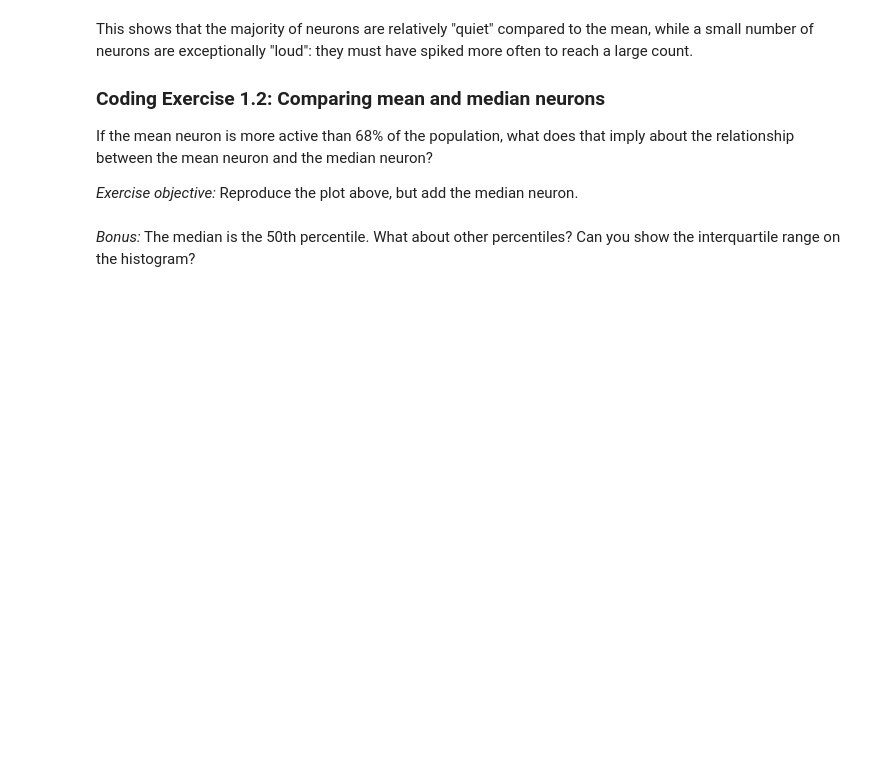
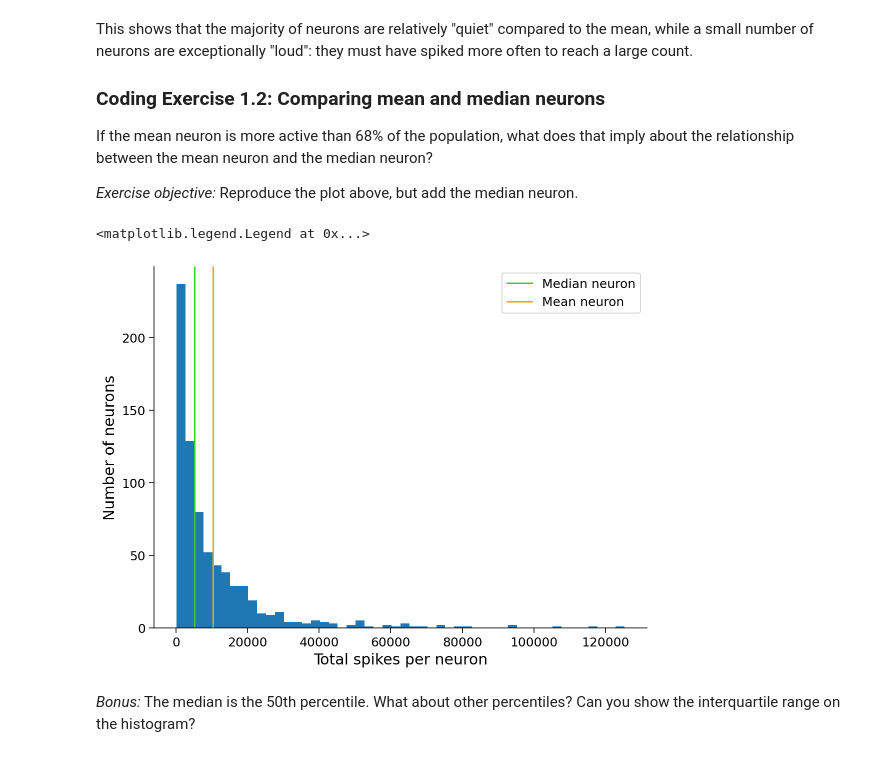
Before and after one commit to HyunsuLee/NMA-CN-course-content, a Jupyter notebook: tutorials/W1D1_ModelTypes/W1D1_Tutorial1.ipynb, the cells around one changed output. Cells and saved outputs as stored; diff of their text form; code cells hidden in the pictures; blank space fills up the shorter version.

```diff
--- a/tutorials/W1D1_ModelTypes/W1D1_Tutorial1.ipynb
+++ b/tutorials/W1D1_ModelTypes/W1D1_Tutorial1.ipynb
@@ -274,18 +288,20 @@ If the mean neuron is more active than 68% of the population, what does that imp
 *Exercise objective:* Reproduce the plot above, but add the median neuron.
 # %%
 #################################################################################
-## TODO for students:
 # Fill out function and remove
-raise NotImplementedError("Student exercise: complete histogram plotting with median")
+#raise NotImplementedError("Student exercise: complete histogram plotting with median")
 #################################################################################
 
 # Compute median spike count
-median_spike_count = ...  # Hint: Try the function np.median
+median_spike_count = np.median(total_spikes_per_neuron)
 
 # Visualize median, mean, and histogram
-plt.hist(..., bins=50, histtype="stepfilled")
-plt.axvline(..., color="limegreen", label="Median neuron")
+plt.hist(total_spikes_per_neuron, bins=50, histtype="stepfilled")
+plt.axvline(median_spike_count, color="limegreen", label="Median neuron")
 plt.axvline(mean_spike_count, color="orange", label="Mean neuron")
 plt.xlabel("Total spikes per neuron")
 plt.ylabel("Number of neurons")
 plt.legend()
+# %% [output]
+<matplotlib.legend.Legend at 0x...>
+[figure, added]
```
Also changed, not shown: parts of 12 cells of this notebook.
